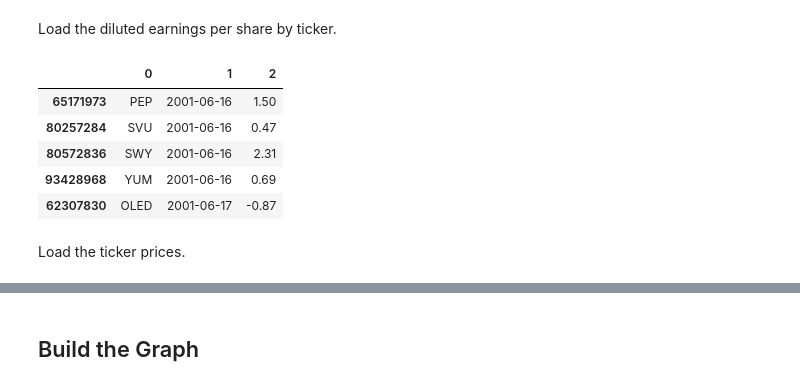
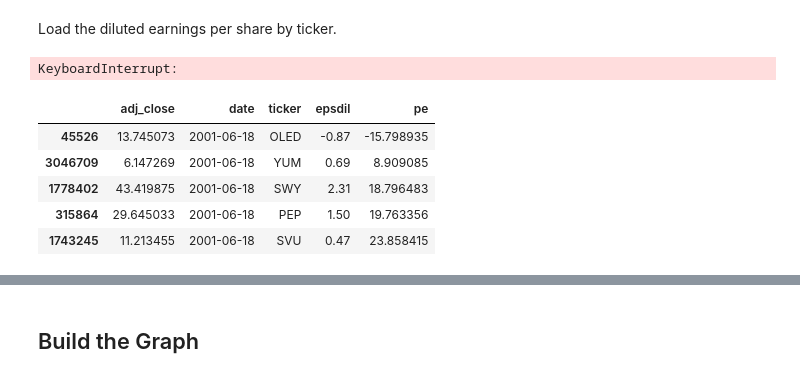
Before and after one commit to jperl/stock2vec, a Jupyter notebook: stock2vec.ipynb, the cells around one changed output, grey strips where cells are left out. Drawn from its saved outputs; the diff is of its cells as text; code cells hidden in the pictures.

```diff
--- a/stock2vec.ipynb
+++ b/stock2vec.ipynb
@@ -16,39 +15,57 @@ from tqdm import tqdm
 from multiprocessing import Pool, cpu_count
 # %% [markdown]
 Load the diluted earnings per share by ticker.
+# %%
+from urllib.request import urlretrieve
+from os.path import isfile, isdir
+
+dataset_folder_path = 'input'
+dataset_filename = 'input/prices.csv'
+dataset_name = 'Prices'
+
+class DLProgress(tqdm):
+    last_block = 0
+
+    def hook(self, block_num=1, block_size=1, total_size=None):
+        self.total = total_size
+        self.update((block_num - self.last_block) * block_size)
+        self.last_block = block_num
+
+if not isfile(dataset_filename):
+    with DLProgress(unit='B', unit_scale=True, miniters=1, desc=dataset_name) as pbar:
+        urlretrieve(
+            'https://s3.amazonaws.com/perl-ml/prices.csv?response-content-disposition=attachment&X-Amz-Security-Token=FQoDYXdzEN3%2F%2F%2F%2F%2F%2F%2F%2F%2F%2FwEaDDGDXIQxfhjhlalnoyKqAiqteedReEObibGFinGZUTbCNLqOsBrBfhb3m%2B9WSc202KdlXdoi8bxYATvctErFAeNF%2FlVgdPlu%2BRy8dLOHw5a%2BvTNM92V8V1XiJnuYgpe69GI914L1xceQGmcJ9qQ1Fg2iSi5cGj2%2FNL26CHIOmdblBGp6VUFUqtu0ZoRb18XXYBlSGQIGk4kxGfwiN5%2BbnQNB%2FInBx0YkDI5XFOIOXa1HzF4anoHgoSSjwdq8FXLQh8LXD5mYvqkTLokIssfZeJrc4TyPy9gZW4hewwbI4NAauQvJfde2Z%2BA%2B5iV4%2B%2B8wFFcDMeM%2Fg%2BYyrTVhaRVZ%2FIU033J6CXshjaL0uHwFleXw%2FHlzMjQst2YZmQu0EqxNCowwwxcugVsKcMaPdMq%2BWJ66qWxN5DZcC3oo%2FJvbxgU%3D&X-Amz-Algorithm=AWS4-HMAC-SHA256&X-Amz-Date=20170325T201144Z&X-Amz-SignedHeaders=host&X-Amz-Expires=300&X-Amz-Credential=ASIAIZGCD6XQ355X2AMA%2F20170325%2Fus-east-1%2Fs3%2Faws4_request&X-Amz-Signature=0c2703d3dbef5f58006a3b7e89ff85b2b86e67542b861784fbff2da48434e0df',
+            dataset_filename,
+            pbar.hook)
+# %% [output]
+KeyboardInterrupt:
 # %%
 chunksize = 1000000
-fund_rows = 94011143
+price_rows = 9191528
 
-fund_reader = pd.read_csv('input/sharadar_fundamentals.csv',
+price_reader = pd.read_csv('input/prices.csv',
                       header=None,
                       parse_dates=[1],
                       chunksize=chunksize,
                       iterator=True)
 
-df_fund = pd.DataFrame()
+df_prices = pd.DataFrame()
 
-with tqdm(total=fund_rows, desc='rows') as pbar:
-    for chunk in fund_reader:
-        # Select diluted earnings per share data
-        chunk = chunk[chunk[0].str.contains('EPSDIL_MRT')]
-        # Extract the ticker
-        chunk[0] = chunk[0].str.extract('(.+?(?=_))', expand=False)
-        df_fund = df_fund.append(chunk)
+with tqdm(total=price_rows, desc='rows') as pbar:
+    for chunk in price_reader:
+        df_prices = df_prices.append(chunk)
         pbar.update(chunksize);
 
+df_prices.columns = ['adj_close', 'date', 'ticker', 'epsdil', 'pe']
+
 # Sort by date, then ticker
-df_fund.sort_values([1, 0], inplace=True)
+df_prices.sort_values(['date', 'pe'], inplace=True)
 
-earliest_date = df_fund.values[0][1]
-
-df_fund.head()
+df_prices.head()
 # %% [output]
-|  | 0 | 1 | 2 |
-| 65171973 | PEP | 2001-06-16 | 1.50 |
-| 80257284 | SVU | 2001-06-16 | 0.47 |
-| 80572836 | SWY | 2001-06-16 | 2.31 |
-| 93428968 | YUM | 2001-06-16 | 0.69 |
-| 62307830 | OLED | 2001-06-17 | -0.87 |
+|  | adj_close | date | ticker | epsdil | pe |
+| 45526 | 13.745073 | 2001-06-18 | OLED | -0.87 | -15.798935 |
+| 3046709 | 6.147269 | 2001-06-18 | YUM | 0.69 | 8.909085 |
+| 1778402 | 43.419875 | 2001-06-18 | SWY | 2.31 | 18.796483 |
+| 315864 | 29.645033 | 2001-06-18 | PEP | 1.50 | 19.763356 |
+| 1743245 | 11.213455 | 2001-06-18 | SVU | 0.47 | 23.858415 |
-# %% [markdown]
-Load the ticker prices.
```
Also changed, not shown: parts of 10 cells of this notebook, 3 other files.
